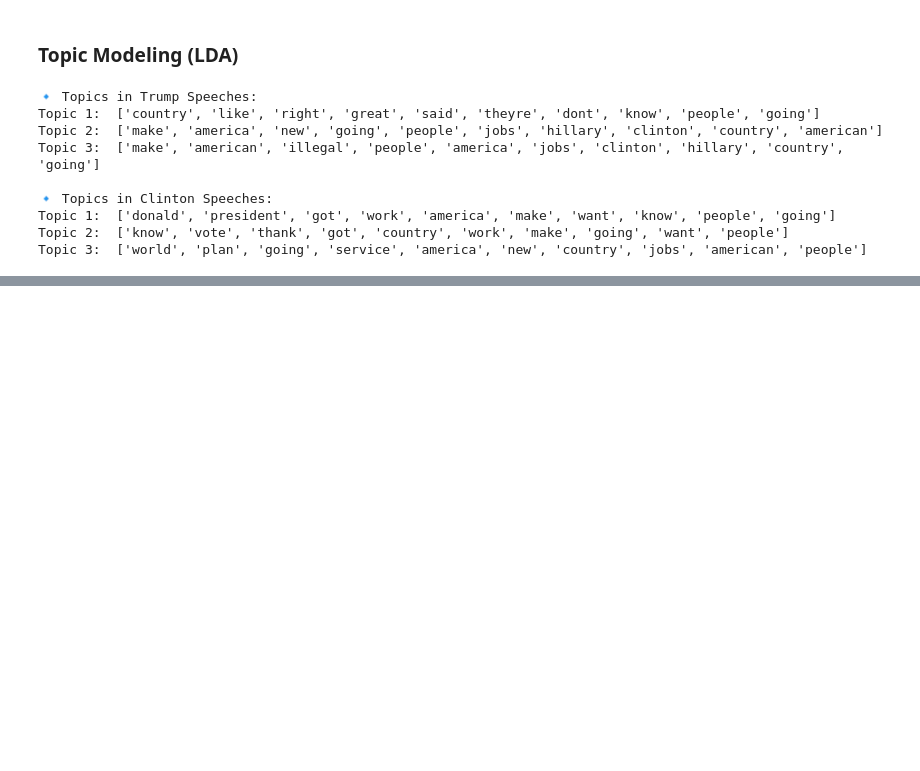
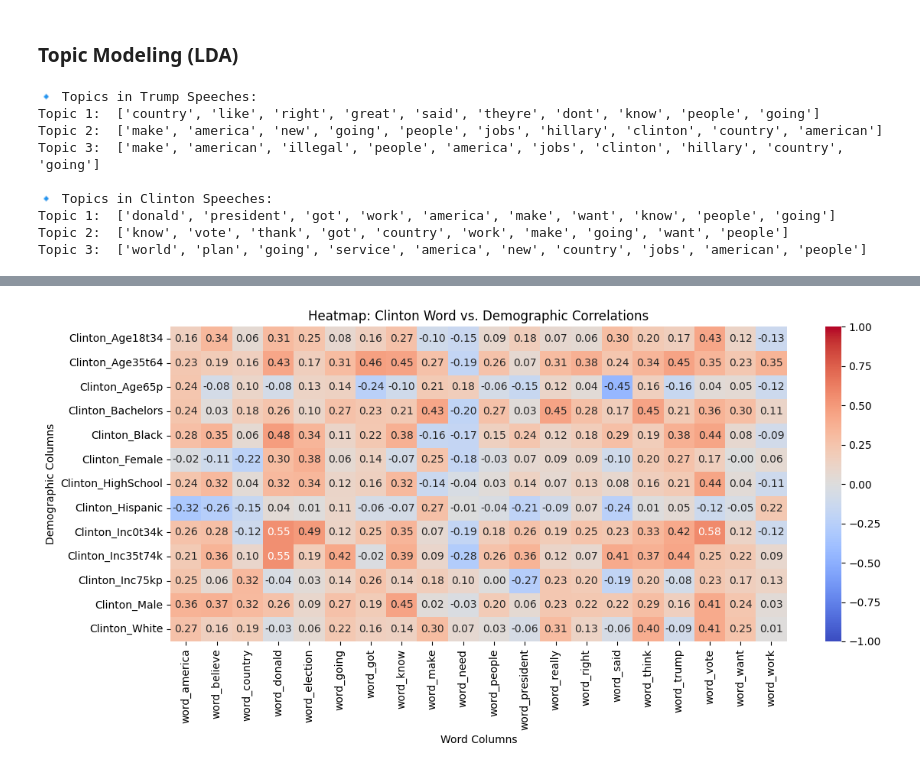
Before and after one commit to rsm-jil445/election_2016, a Jupyter notebook: Project_Notebook.ipynb, the cells around one changed output, grey strips where cells are left out. Drawn from its saved outputs; the diff is of its cells as text; code cells hidden in the pictures; blank space fills up the shorter version.

```diff
--- a/Project_Notebook.ipynb
+++ b/Project_Notebook.ipynb
@@ -338,0 +480,3 @@ plt.show()
+# %%
+top_trump_words = list(top_trump_words.index)
+top_clinton_words = list(top_clinton_words.index)
@@ -338,0 +586,24 @@ plt.show()
+# %%
+demographic_cols = [
+    c for c in df_clinton_corr.columns
+    if c.startswith("Clinton_")
+]
+word_cols = [c for c in df_clinton_corr.columns if c.startswith("word_")]
+
+clinton_corr_pairs = (
+    df_clinton_corr.loc[demographic_cols, word_cols]
+    .unstack()
+    .reset_index()
+)
+clinton_corr_pairs.columns = ["Word", "Demographic", "Correlation"]
+# %%
+clinton_corr_pairs = clinton_corr_pairs[
+    clinton_corr_pairs["Word"] != clinton_corr_pairs["Demographic"]
+]
+
+clinton_corr_pairs = clinton_corr_pairs.reindex(
+    clinton_corr_pairs["Correlation"].abs().sort_values(ascending=False).index
+)
+
+print("\nTop Trump Word–Demographic Correlations:")
+print(clinton_corr_pairs.head(10))
@@ -338,0 +664,18 @@ plt.show()
+# %%
+clinton_corr_matrix = clinton_corr_pairs.pivot(index='Demographic', columns='Word', values='Correlation')
+
+plt.figure(figsize=(12, 6))
+sns.heatmap(
+    clinton_corr_matrix,
+    cmap="coolwarm",    # Color palette
+    annot=True,         # Show actual correlation values in each cell
+    fmt=".2f",          # Round to 2 decimal places
+    vmin=-1, vmax=1     # Ensure color scale goes from -1 to 1
+)
+plt.title("Heatmap: Clinton Word vs. Demographic Correlations")
+plt.xlabel("Word Columns")
+plt.ylabel("Demographic Columns")
+plt.tight_layout()
+plt.show()
+# %% [output]
+[figure, added]
```
Also changed, not shown: parts of 35 cells of this notebook, 1 other file.
